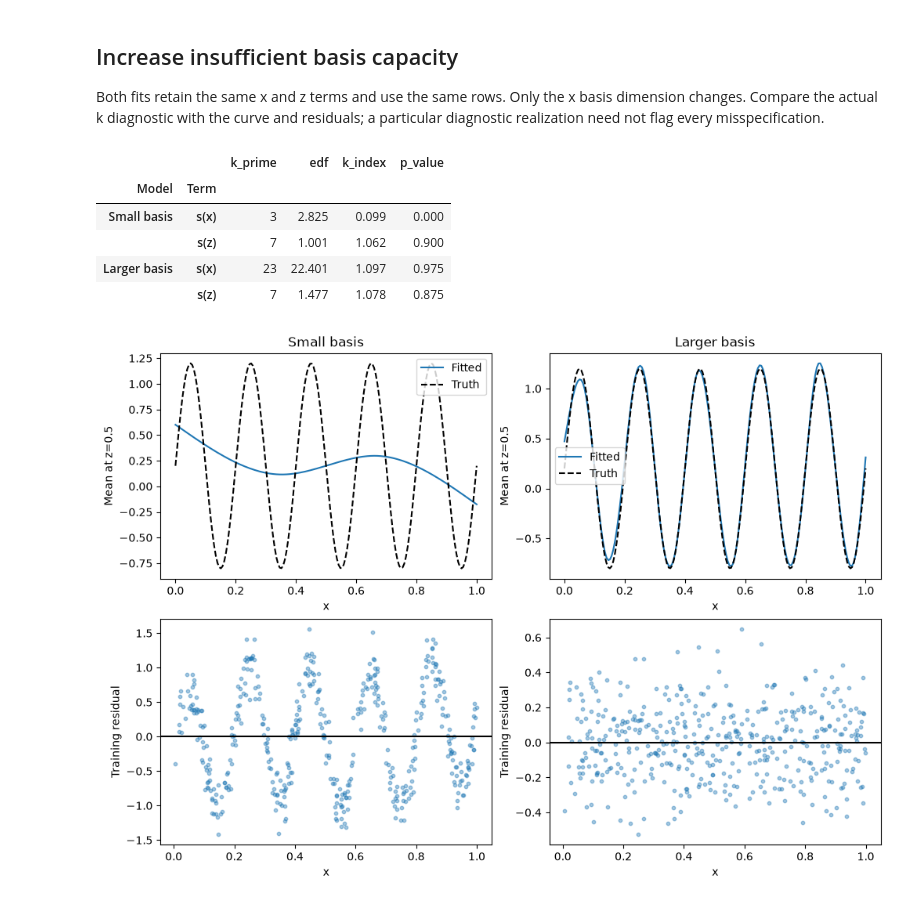
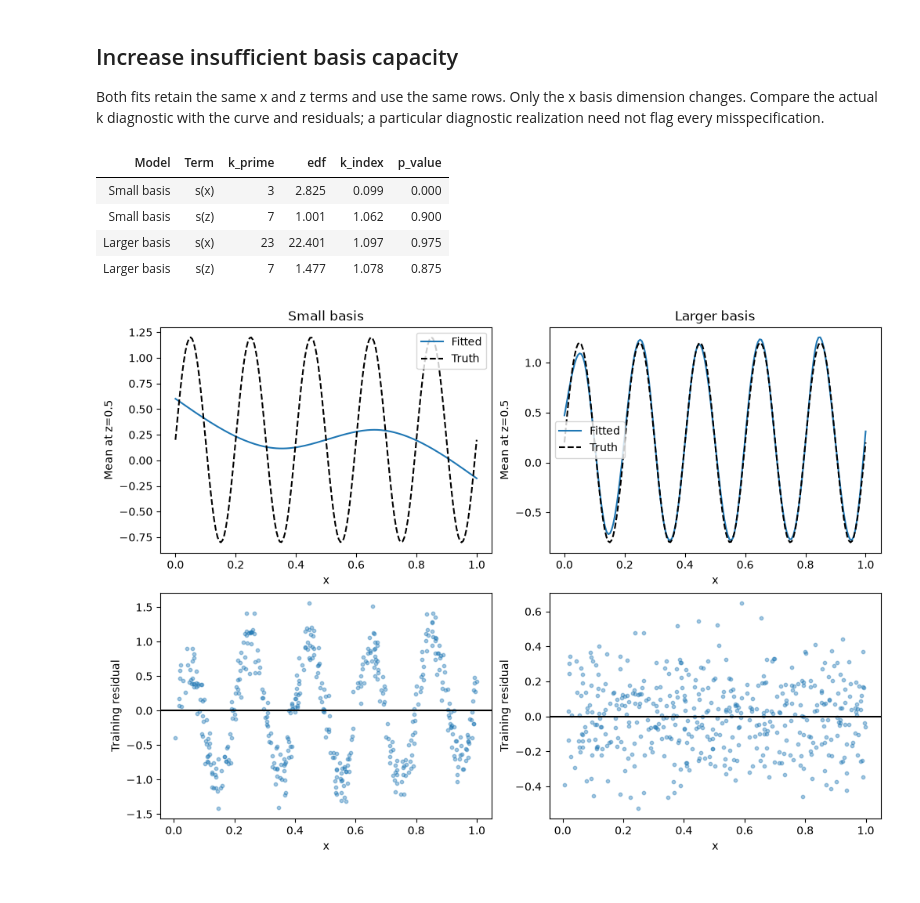
Before and after one commit to OpenTabular/NAMpy, a Jupyter notebook: docs/notebooks/gam_diagnostics.ipynb, the cells around one changed output. Drawn from its saved outputs; the diff is of its cells as text; code cells hidden in the pictures.

```diff
--- a/docs/notebooks/gam_diagnostics.ipynb
+++ b/docs/notebooks/gam_diagnostics.ipynb
@@ -23,17 +23,16 @@ Both fits retain the same x and z terms and use the same rows. Only the x basis
 # %%
 data = pd.DataFrame({"x": rng.uniform(0,1,600), "z": rng.uniform(0,1,600)})
 data["y"] = np.sin(10*np.pi*data.x) + .4*data.z + rng.normal(0,.2,len(data))
 train, test = train_test_split(data,test_size=.25,random_state=104)
 small = fit("y ~ s(x, bs='cr', k=4) + s(z, bs='cr', k=8)", train)
 large = fit("y ~ s(x, bs='cr', k=24) + s(z, bs='cr', k=8)", train)
-pd.concat({"Small basis":small.k_check(n_rep=40,seed=104),"Larger basis":large.k_check(n_rep=40,seed=104)},names=["Model","Term"]).round(3)
+pd.concat({"Small basis":small.k_check(n_rep=40,seed=104),"Larger basis":large.k_check(n_rep=40,seed=104)},names=["Model","Term"]).reset_index().style.hide(axis="index").format(precision=3)
 # %% [output]
-|  |  | k_prime | edf | k_index | p_value |
-| Model | Term |  |  |  |  |
+| Model | Term | k_prime | edf | k_index | p_value |
 | Small basis | s(x) | 3 | 2.825 | 0.099 | 0.000 |
-|  | s(z) | 7 | 1.001 | 1.062 | 0.900 |
+| Small basis | s(z) | 7 | 1.001 | 1.062 | 0.900 |
 | Larger basis | s(x) | 23 | 22.401 | 1.097 | 0.975 |
-|  | s(z) | 7 | 1.477 | 1.078 | 0.875 |
+| Larger basis | s(z) | 7 | 1.477 | 1.078 | 0.875 |
 # %%
 grid = pd.DataFrame({"x":np.linspace(0,1,180),"z":.5})
 figure, axes = plt.subplots(2,2,figsize=(10,7),constrained_layout=True)
```
Also changed, not shown: 52 other files.
